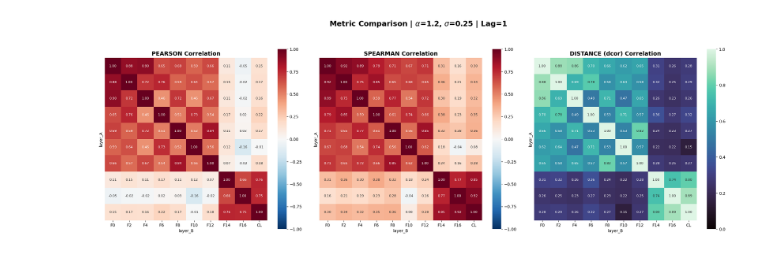
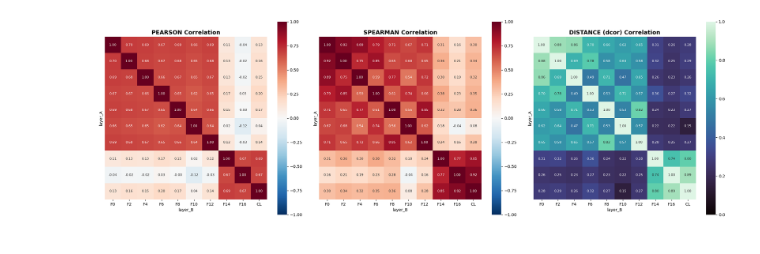
Before and after one commit to YiHaoFromEarth/ht-initialisation-dynamics, a Jupyter notebook: plots.ipynb, the cells around one changed output. Saved outputs shown, nothing was run; the diff lists cells and outputs as text; code cells hidden in the pictures.

```diff
--- a/plots.ipynb
+++ b/plots.ipynb
@@ -522,20 +777,47 @@ plt.show()
 # %%
-import pandas as pd
-import numpy as np
-import seaborn as sns
-import matplotlib.pyplot as plt
-import re
-import dcor  # Distance Correlation
+import dcor
 
-def compute_and_plot_trinity(parquet_path, alpha_val, sigma_val, time_lag=1, metric_col="l2_dist"):
+def denoise_matrix(df_matrix, Q):
     """
-    Computes Pearson, Spearman, and Distance Correlation from the master Parquet
-    and visualizes them using the Trinity Heatmap layout.
+    Applies Marchenko-Pastur Eigenvalue Clipping to a correlation matrix.
+    Q = T / N (Number of observations / Number of variables)
     """
-    # 1. Load and filter the master scalar database
+    # 1. Eigen-decomposition
+    vals, vecs = np.linalg.eigh(df_matrix)
+
+    # 2. Determine Marchenko-Pastur Upper Bound (lambda_plus)
+    # sigma^2 is assumed to be 1 for a correlation matrix
+    lambda_plus = (1 + np.sqrt(1/Q))**2
+
+    # 3. Identify the "Bulk" (noise) vs "Signal"
+    indices_bulk = vals <= lambda_plus
+    indices_signal = vals > lambda_plus
+
+    if not np.any(indices_bulk):
+        return df_matrix # No noise found to clip
+
+    # 4. Clipping: Replace bulk eigenvalues with their average
+    # This preserves the Trace (sum of eigenvalues = N)
+    avg_bulk = np.mean(vals[indices_bulk])
+    vals_denoised = np.copy(vals)
+    vals_denoised[indices_bulk] = avg_bulk
+
+    # 5. Reconstruct the cleaned matrix
+    cleaned_mat = vecs @ np.diag(vals_denoised) @ vecs.T
+
+    # 6. Re-normalize to ensure diagonals are exactly 1 (it's a correlation matrix)
+    d = np.diag(cleaned_mat)
+    cleaned_mat = cleaned_mat / np.sqrt(np.outer(d, d))
+
+    return pd.DataFrame(cleaned_mat, index=df_matrix.index, columns=df_matrix.columns)
+
+def compute_and_plot_trinity(parquet_path, alpha_val, sigma_val, time_lag=1, metric_col="l2_dist", denoise=False):
+    """
+    Computes Pearson, Spearman, and Distance Correlation.
+    If denoise=True, applies RMT cleaning to the Pearson matrix.
+    """
     df_full = pd.read_parquet(parquet_path)
 
-    # Filter for physics regime and the specific lag (tau)
     subset = df_full[
         (df_full['alpha'] == alpha_val) &
         (np.isclose(df_full['sigma'], sigma_val)) &
@@ -543,43 +825,41 @@ def compute_and_plot_trinity(parquet_path, alpha_val, sigma_val, time_lag=1, met
     ].copy()
 
     if subset.empty:
-        print(f"Error: No data found for alpha={alpha_val}, sigma={sigma_val}, lag={time_lag}")
         return
 
-    # 2. Pivot data to create a Time-Series Matrix (Rows=Steps, Columns=Layers)
-    # We use 'step' as the index to ensure we correlate displacements at the same time point
     ts_matrix = subset.pivot(index="step", columns="layer", values=metric_col).dropna()
     layers = ts_matrix.columns.tolist()
 
-    # 3. Calculate Correlation Matrices
+    # Calculate Raw Matrices
     pearson_mat = ts_matrix.corr(method='pearson')
     spearman_mat = ts_matrix.corr(method='spearman')
 
-    # Distance Correlation (Manual pair-wise calculation as it's not native to Pandas)
+    # Apply RMT Denoising if toggled
+    if denoise:
+        # Q = Number of steps / Number of layers
+        Q_ratio = ts_matrix.shape[0] / ts_matrix.shape[1]
+        print(f"Applying RMT Denoising (Q={Q_ratio:.2f})...")
+        pearson_mat = denoise_matrix(pearson_mat, Q_ratio)
+        # Note: We usually keep Spearman raw or apply similar logic,
+        # but for Honours, denoising the primary Linear metric (Pearson) is the standard move.
+
+    # Distance Correlation
     n_layers = len(layers)
     dcor_mat = pd.DataFrame(np.ones((n_layers, n_layers)), index=layers, columns=layers)
-
-    print(f"Calculating Distance Correlation for {n_layers} layers...")
     for i in range(n_layers):
         for j in range(i + 1, n_layers):
             val = dcor.distance_correlation(ts_matrix.iloc[:, i], ts_matrix.iloc[:, j])
             dcor_mat.iloc[i, j] = dcor_mat.iloc[j, i] = val
 
-    # 4. Helper to format for your original plotting function
+    # Melt and Plot
     def melt_matrix(mat):
-        # Ensure the index has a predictable name before resetting
         mat.index.name = "layer_A"
-        melted = mat.reset_index().melt(id_vars="layer_A", var_name="layer_B", value_name="correlation")
-        melted['alpha'] = alpha_val
-        melted['sigma'] = sigma_val
-        melted['delta_t'] = time_lag
-        return melted
+        return mat.reset_index().melt(id_vars="layer_A", var_name="layer_B", value_name="correlation")
 
     df_p = melt_matrix(pearson_mat)
     df_s = melt_matrix(spearman_mat)
     df_d = melt_matrix(dcor_mat)
 
-    # 5. Call your existing plotting logic
     plot_correlation_trinity(df_p, df_s, df_d, alpha_val, sigma_val, delta_t=time_lag)
 
 def plot_correlation_trinity(pearson_df, spearman_df, dcor_df, alpha_val, sigma_val, delta_t=1):
@@ -619,12 +899,12 @@ def plot_correlation_trinity(pearson_df, spearman_df, dcor_df, alpha_val, sigma_
 
         ax.set_title(f"{name} Correlation", fontsize=14, fontweight='bold')
 
-    plt.suptitle(f"Metric Comparison | $\\alpha$={alpha_val}, $\\sigma$={sigma_val} | Lag={delta_t}",
-                 fontsize=18, fontweight='bold', y=1.05)
+    # plt.suptitle(f"Metric Comparison | $\\alpha$={alpha_val}, $\\sigma$={sigma_val} | Lag={delta_t}",
+    #              fontsize=18, fontweight='bold', y=1.05)
     plt.tight_layout()
     plt.savefig("correlations.pdf", bbox_inches="tight")  # Save as PDF for high quality
     plt.show()
 
 # EXECUTION:
-compute_and_plot_trinity("displacement_database.parquet", alpha_val=1.2, sigma_val=0.25, time_lag=1)
+compute_and_plot_trinity("displacement_database.parquet", alpha_val=1.2, sigma_val=0.25, time_lag=1, denoise=True)
 # %% [output]
@@ -632,4 +912,4 @@ Calculating Distance Correlation for 10 layers...
-[figure, old version]
+[figure, new version]
 # %%
 # 1. Initialization and Data Extraction
 
```
Also changed, not shown: parts of 12 cells of this notebook, 13 other files.
